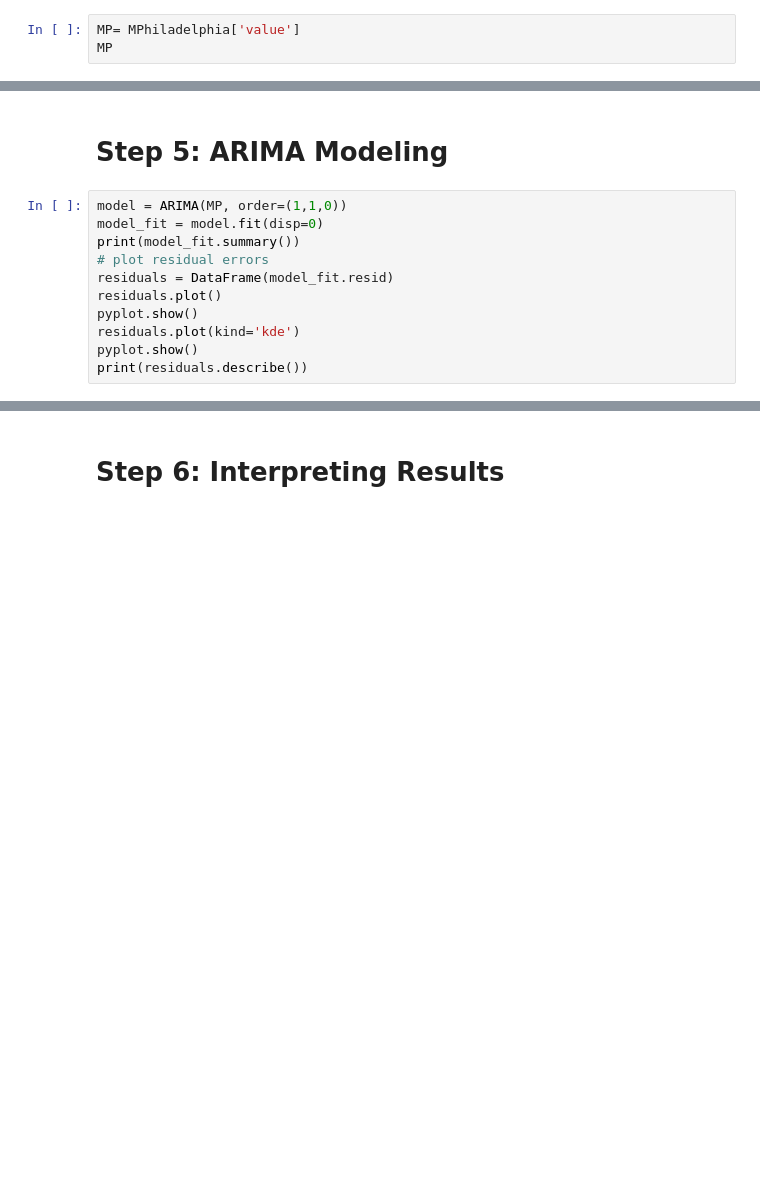
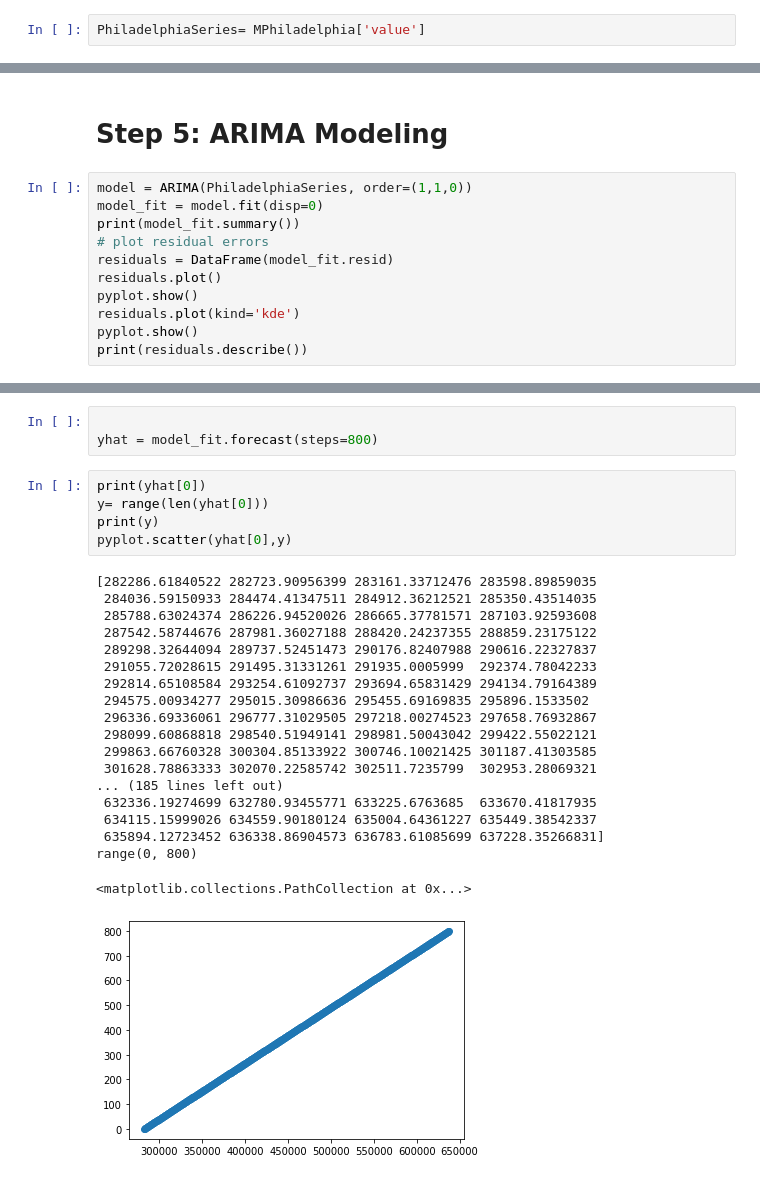
Before and after one commit to daveajstearns/mod4_project, a Jupyter notebook: starter_notebook.ipynb, the cells around one changed output, grey strips where cells are left out. Saved outputs shown, nothing was run; the diff lists cells and outputs as text; blank space fills up the shorter version.

```diff
--- a/starter_notebook.ipynb
+++ b/starter_notebook.ipynb
@@ -323,3 +327,2 @@ pyplot.show()
 # %%
-MP= MPhiladelphia['value']
-MP
+PhiladelphiaSeries= MPhiladelphia['value']
@@ -356,7 +329,7 @@ Critical Values:
 # %% [markdown]
 # Step 5: ARIMA Modeling
 # %%
-model = ARIMA(MP, order=(1,1,0))
+model = ARIMA(PhiladelphiaSeries, order=(1,1,0))
 model_fit = model.fit(disp=0)
 print(model_fit.summary())
 # plot residual errors
@@ -401,2 +374,28 @@ max     533.684043
-# %% [markdown]
-# Step 6: Interpreting Results
+# %%
+
+yhat = model_fit.forecast(steps=800)
+# %%
+print(yhat[0])
+y= range(len(yhat[0]))
+print(y)
+pyplot.scatter(yhat[0],y)
+# %% [output]
+[282286.61840522 282723.90956399 283161.33712476 283598.89859035
+ 284036.59150933 284474.41347511 284912.36212521 285350.43514035
+ 285788.63024374 286226.94520026 286665.37781571 287103.92593608
+ 287542.58744676 287981.36027188 288420.24237355 288859.23175122
+ 289298.32644094 289737.52451473 290176.82407988 290616.22327837
+ 291055.72028615 291495.31331261 291935.0005999  292374.78042233
+ 292814.65108584 293254.61092737 293694.65831429 294134.79164389
+ 294575.00934277 295015.30986636 295455.69169835 295896.1533502
+ 296336.69336061 296777.31029505 297218.00274523 297658.76932867
+ 298099.60868818 298540.51949141 298981.50043042 299422.55022121
+ 299863.66760328 300304.85133922 300746.10021425 301187.41303585
+ 301628.78863333 302070.22585742 302511.7235799  302953.28069321
+... (185 lines left out)
+ 632336.19274699 632780.93455771 633225.6763685  633670.41817935
+ 634115.15999026 634559.90180124 635004.64361227 635449.38542337
+ 635894.12723452 636338.86904573 636783.61085699 637228.35266831]
+range(0, 800)
+<matplotlib.collections.PathCollection at 0x...>
+[figure, added]
```
Also changed, not shown: parts of 105 cells of this notebook.
